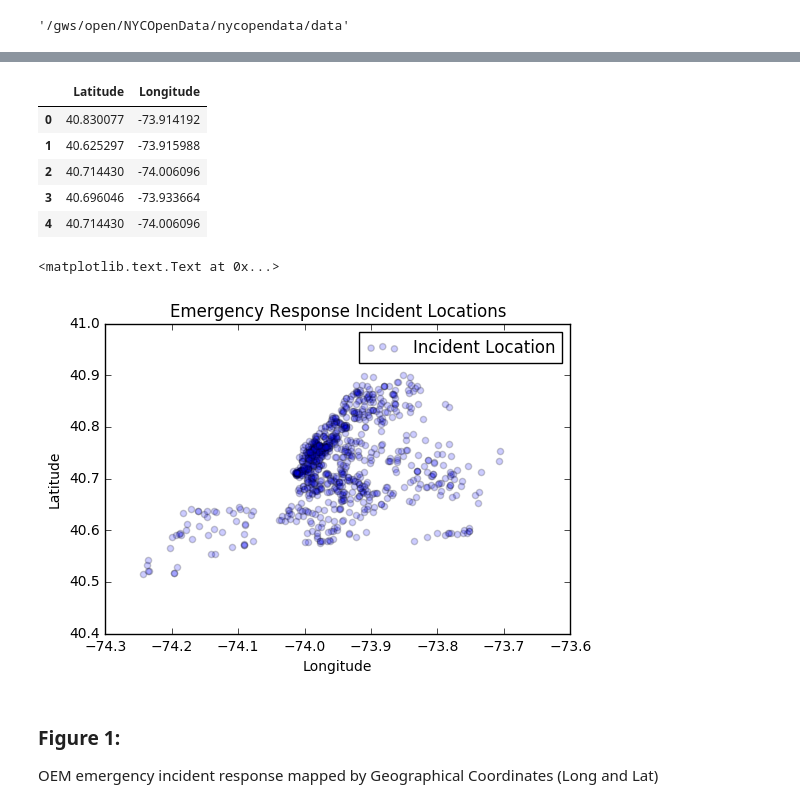
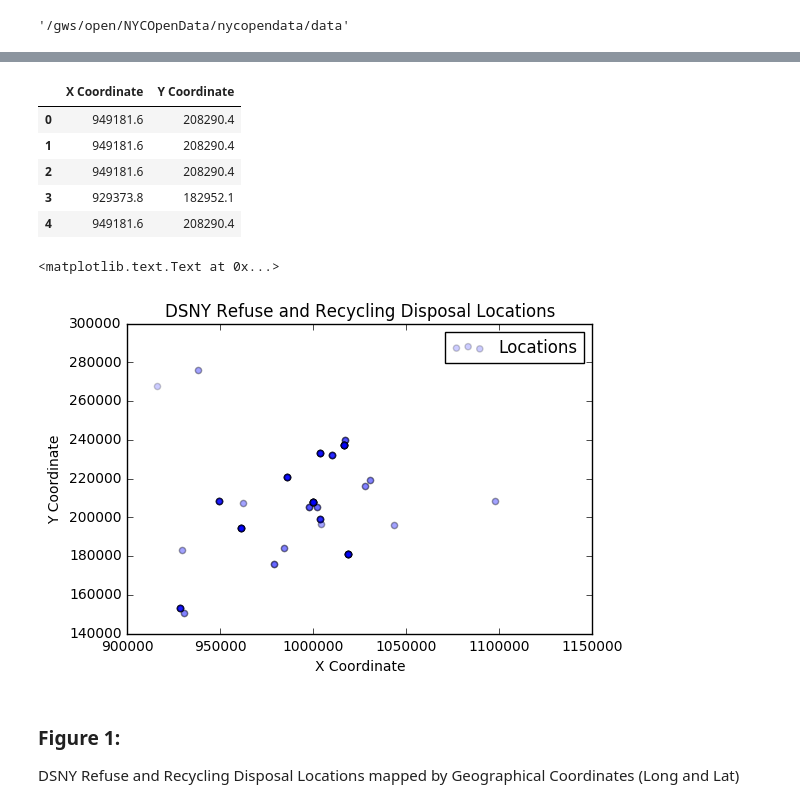
Before and after one commit to kdr276/PUI2016_kdr276, a Jupyter notebook: HW2_kdr276/Assignment_3.ipynb, the cells around one changed output, grey strips where cells are left out. Cells and saved outputs as stored; diff of their text form; code cells hidden in the pictures.

```diff
--- a/HW2_kdr276/Assignment_3.ipynb
+++ b/HW2_kdr276/Assignment_3.ipynb
@@ -25,0 +18,3 @@ Index([u'Incident Type', u'Location', u'Borough', u'Creation Date',
+# %%
+df1 = pd.read_csv(DFDATA + "/kzmz-ivhb/1414245874/kzmz-ivhb")
+df1.columns
@@ -35,21 +34,20 @@ df1.head()
 # %%
-df2 = df1.drop([u'Incident Type', u'Location', u'Borough', u'Creation Date',
-       u'Closed Date'], axis = 1)
+df2 = df1.drop([u'District', u'Material', u'Primary Disposal Facility', u'Location'], axis = 1)
 df2.head()
 # %% [output]
-|  | Latitude | Longitude |
-| 0 | 40.830077 | -73.914192 |
-| 1 | 40.625297 | -73.915988 |
-| 2 | 40.714430 | -74.006096 |
-| 3 | 40.696046 | -73.933664 |
-| 4 | 40.714430 | -74.006096 |
+|  | X Coordinate | Y Coordinate |
+| 0 | 949181.6 | 208290.4 |
+| 1 | 949181.6 | 208290.4 |
+| 2 | 949181.6 | 208290.4 |
+| 3 | 929373.8 | 182952.1 |
+| 4 | 949181.6 | 208290.4 |
 # %%
-ax = df2.plot.scatter(x='Longitude', y='Latitude', label='Incident Location',alpha=0.2)
-ax.set_title("Emergency Response Incident Locations")
+ax = df2.plot.scatter(x='X Coordinate', y='Y Coordinate', label='Locations',alpha=0.2)
+ax.set_title("DSNY Refuse and Recycling Disposal Locations")
 # %% [output]
 <matplotlib.text.Text at 0x...>
-[figure, old version]
+[figure, new version]
 # %% [markdown]
 ### Figure 1:
 
-OEM emergency incident response mapped by Geographical Coordinates (Long and Lat)
+DSNY Refuse and Recycling Disposal Locations mapped by Geographical Coordinates (Long and Lat)
```
Also changed, not shown: parts of 3 cells of this notebook.
